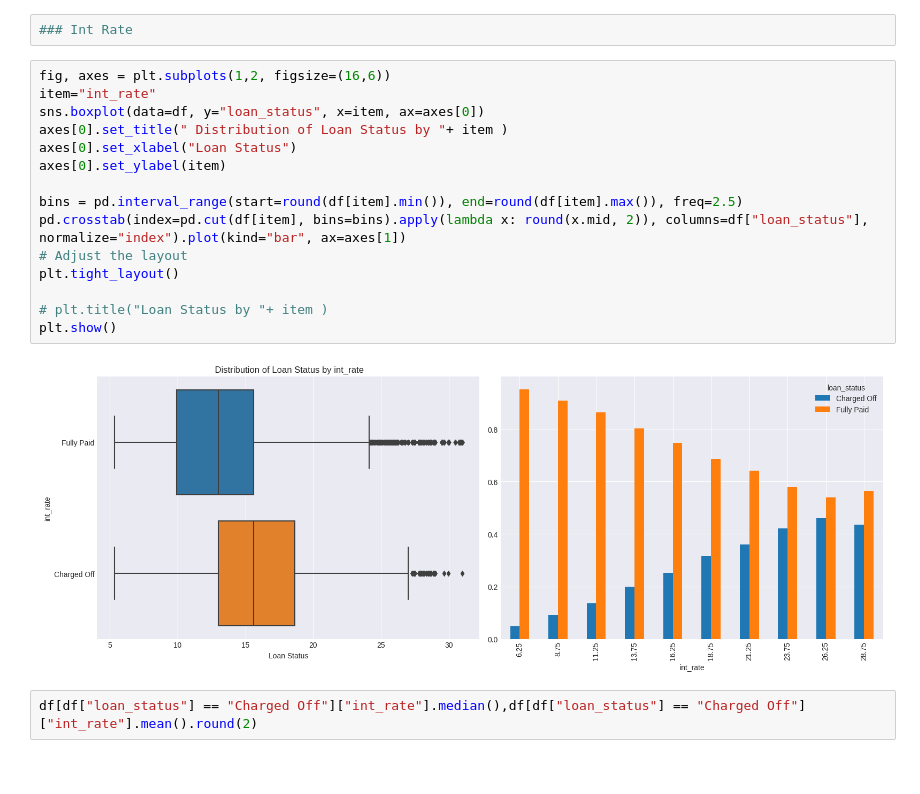
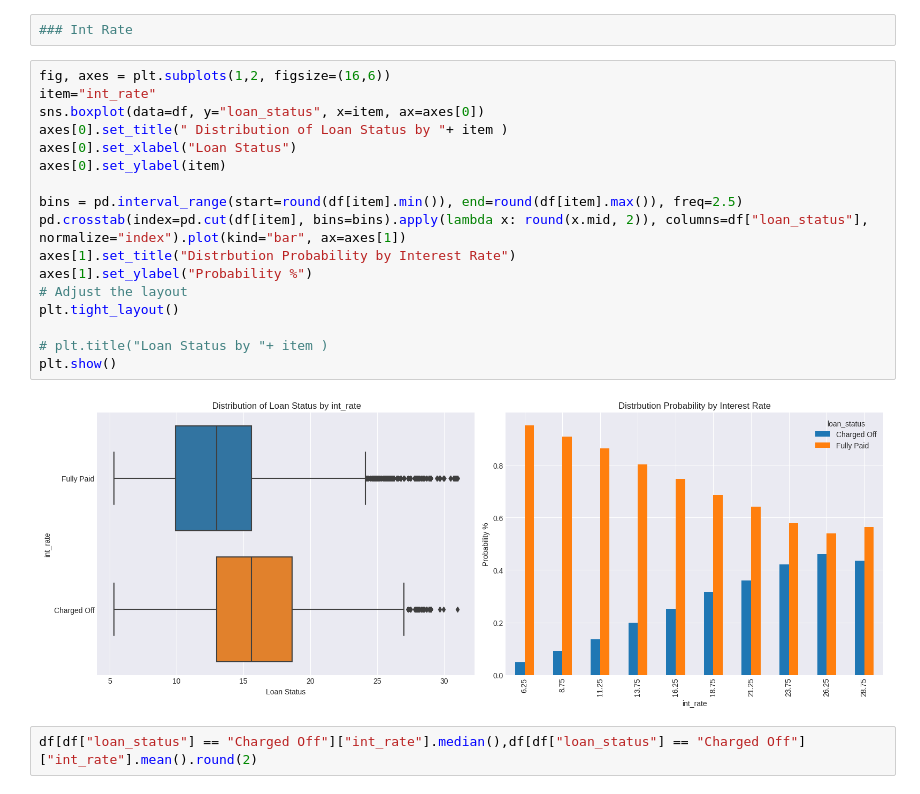
Before and after one commit to jdeepanshu/Loan_MSME, a Jupyter notebook: loan_msme.ipynb, the cells around one changed output. Cells and saved outputs as stored; diff of their text form.

```diff
--- a/loan_msme.ipynb
+++ b/loan_msme.ipynb
@@ -255,20 +257,22 @@ Higher Term Loans have more defaulters than Fully Paid
 # %%
 fig, axes = plt.subplots(1,2, figsize=(16,6))
 item="int_rate"
 sns.boxplot(data=df, y="loan_status", x=item, ax=axes[0])
 axes[0].set_title(" Distribution of Loan Status by "+ item )
 axes[0].set_xlabel("Loan Status")
 axes[0].set_ylabel(item)
 
 bins = pd.interval_range(start=round(df[item].min()), end=round(df[item].max()), freq=2.5)
 pd.crosstab(index=pd.cut(df[item], bins=bins).apply(lambda x: round(x.mid, 2)), columns=df["loan_status"], normalize="index").plot(kind="bar", ax=axes[1])
+axes[1].set_title("Distrbution Probability by Interest Rate")
+axes[1].set_ylabel("Probability %")
 # Adjust the layout
 plt.tight_layout()
 
 # plt.title("Loan Status by "+ item )
 plt.show()
 # %% [output]
-[figure, old version]
+[figure, new version]
 # %%
 df[df["loan_status"] == "Charged Off"]["int_rate"].median(),df[df["loan_status"] == "Charged Off"]["int_rate"].mean().round(2)
 # %% [output]
```
Also changed, not shown: parts of 15 cells of this notebook.
